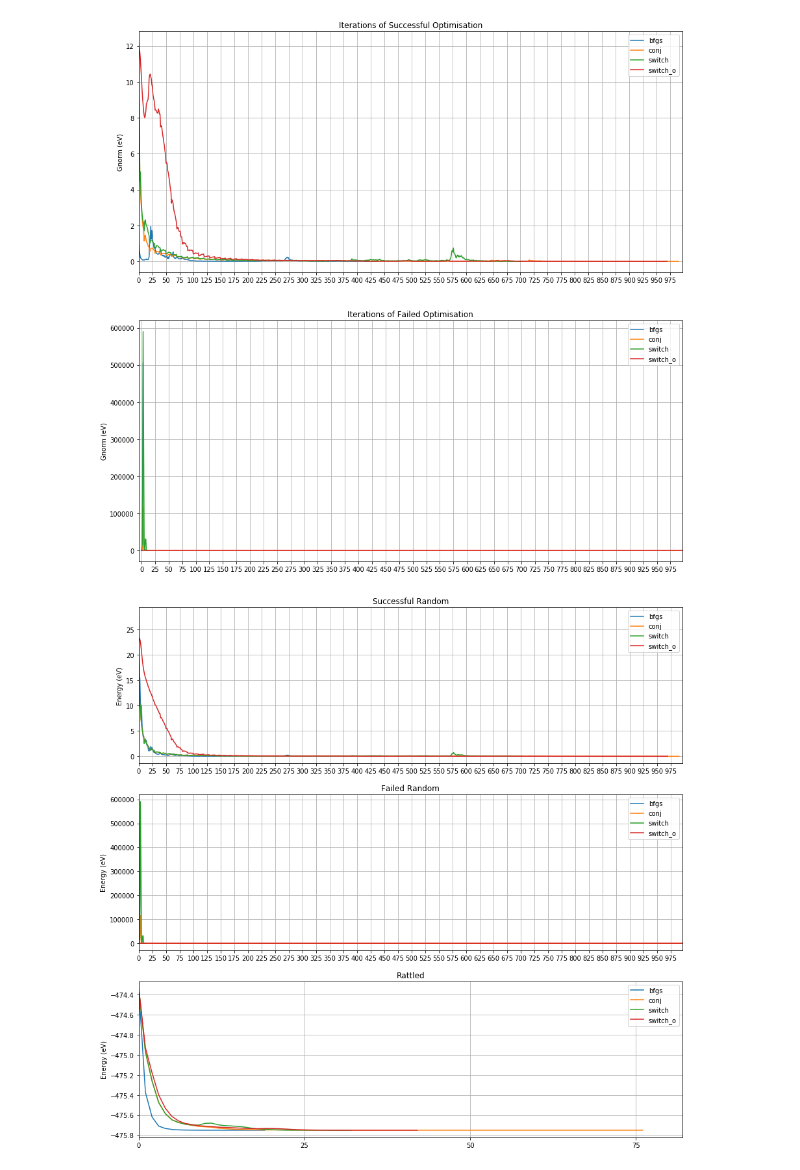
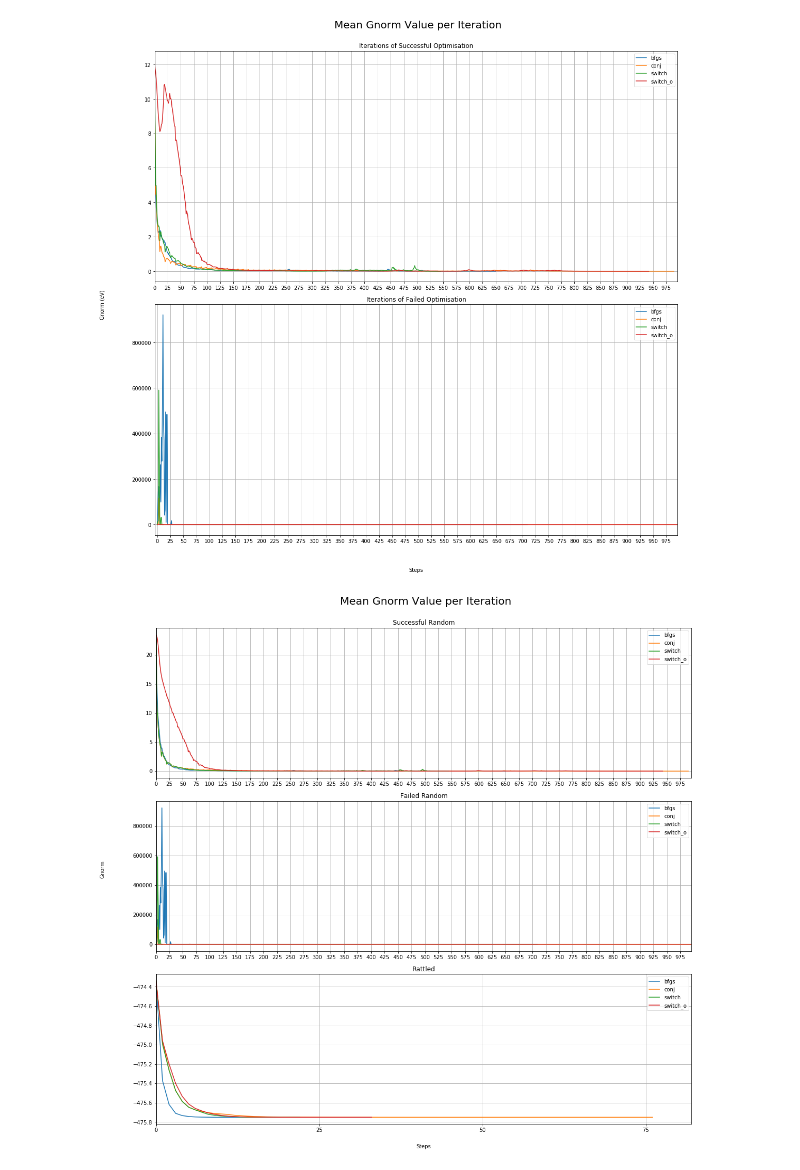
Before and after one commit to sanantoniochili/Switch_Implementation, a Jupyter notebook: Total Per Iteration.ipynb, the cells around one changed output. Saved outputs shown, nothing was run; the diff lists cells and outputs as text; code cells hidden in the pictures.

```diff
--- a/Total Per Iteration.ipynb
+++ b/Total Per Iteration.ipynb
@@ -8,9 +8,9 @@ import matplotlib.pyplot as plt
 import matplotlib.gridspec as gridspec
 
 
-FILENAME = 'results/results6.csv'
-TESTDIR = 'tests/test6_unfix_c6'
-PLOTDIR = 'tests/test6_unfix_c6/plots'
+FILENAME = 'results/results7.csv'
+TESTDIR = 'tests/test7_unfix_c6'
+PLOTDIR = 'tests/test7_unfix_c6/plots'
 FORMAT = 'png'
 
 # Create target Directory if don't exist
@@ -236,36 +243,41 @@ for method in methods: # for each method keep structures from both dfs
     mean.columns = ['gnorm']
 
     axs[0].plot(mean['gnorm'], label=method)
     axs[0].legend()
     lmean = len(mean.dropna())
     xticks = lmean if lmean > xticks else xticks
 
     # find failed cases
     e_fail = e_res.loc[e_res['opt_succ'] == False]
     e_fail.drop(['opt_succ'], axis=1)
     mean = e_fail.groupby(['method']).mean().T # mean of each iteration in one column
     mean.columns = ['gnorm']
 
     axs[1].plot(mean['gnorm'], label=method)
     axs[1].legend()
 
 axs[0].grid()
 axs[0].set_xticks([])
 axs[0].set_xlim(0, xticks+5)
 axs[0].set_xticks(np.arange(0, xticks+5, 25))
 axs[0].set_title('Iterations of Successful Optimisation')
-axs[0].set_ylabel('Gnorm (eV)')
 
 axs[1].grid()
 axs[1].set_xlim(-5, xticks+5)
 axs[1].set_xticks(np.arange(0, xticks+5, 25))
 axs[1].set_title('Iterations of Failed Optimisation')
-axs[1].set_ylabel('Gnorm (eV)')
+
+fig.text(-0.1, 1, 'Gnorm (eV)', horizontalalignment='center',
+      verticalalignment='center',rotation=90, transform=plt.gca().transAxes)
+fig.text(0.5, -0.15, 'Steps', horizontalalignment='center',
+      verticalalignment='center', transform=plt.gca().transAxes)
+fig.tight_layout(rect=[0, 0.03, 1, 0.95])
+fig.suptitle('Mean Gnorm Value per Iteration', x=0.524, fontsize=20)
 
 plt.savefig(PLOTDIR+'/'+'MeanGnormIterI', format=FORMAT)
 plt.show()
 # %% [output]
-[figure, old version]
+[figure, new version]
 # %%
 ''' Mean of gnorm value per iteration '''
 
@@ -311,7 +323,6 @@ for method in methods: # for each method keep structures from both dfs
 
 axs[0].grid()
 axs[0].set_title('Successful Random')
-axs[0].set_ylabel('Energy (eV)')
 # axs[0].set_ylim(starty, -300)
 axs[0].set_xlim(0, xticks+5)
 axs[0].set_xticks(np.arange(0, xticks+5, 25))
@@ -322,7 +333,6 @@ axs[1].set_xlim(0, xticks+5)
 axs[1].set_xticks(np.arange(0, xticks+5, 25))
 # axs[1].set_ylim(starty, endy)
 axs[1].set_title('Failed Random')
-axs[1].set_ylabel('Energy (eV)')
 # axs[1].ticklabel_format(style='plain', axis='y', scilimits=(0,0))
 
 
@@ -352,12 +362,18 @@ for method in methods: # for each method keep structures from both dfs
 
 axs[2].grid()
 axs[2].set_title('Rattled')
-axs[2].set_ylabel('Energy (eV)')
 axs[2].set_xlim(0, xticks+5)
 axs[2].set_xticks(np.arange(0, xticks+5, 25))
 starty, endy = axs[2].get_ylim()
 
+fig.text(-0.1, 1.7, 'Gnorm', horizontalalignment='center',
+      verticalalignment='center',rotation=90, transform=plt.gca().transAxes)
+fig.text(0.5, -0.15, 'Steps', horizontalalignment='center',
+      verticalalignment='center', transform=plt.gca().transAxes)
+fig.tight_layout(rect=[0, 0.03, 1, 0.95])
+fig.suptitle('Mean Gnorm Value per Iteration', x=0.524, fontsize=20)
+
 plt.savefig(PLOTDIR+'/'+'MeanGnormIterII', format=FORMAT)
 plt.show()
 # %% [output]
-[figure, old version]
+[figure, new version]
```
Also changed, not shown: parts of 2 cells of this notebook, 3 other files.
